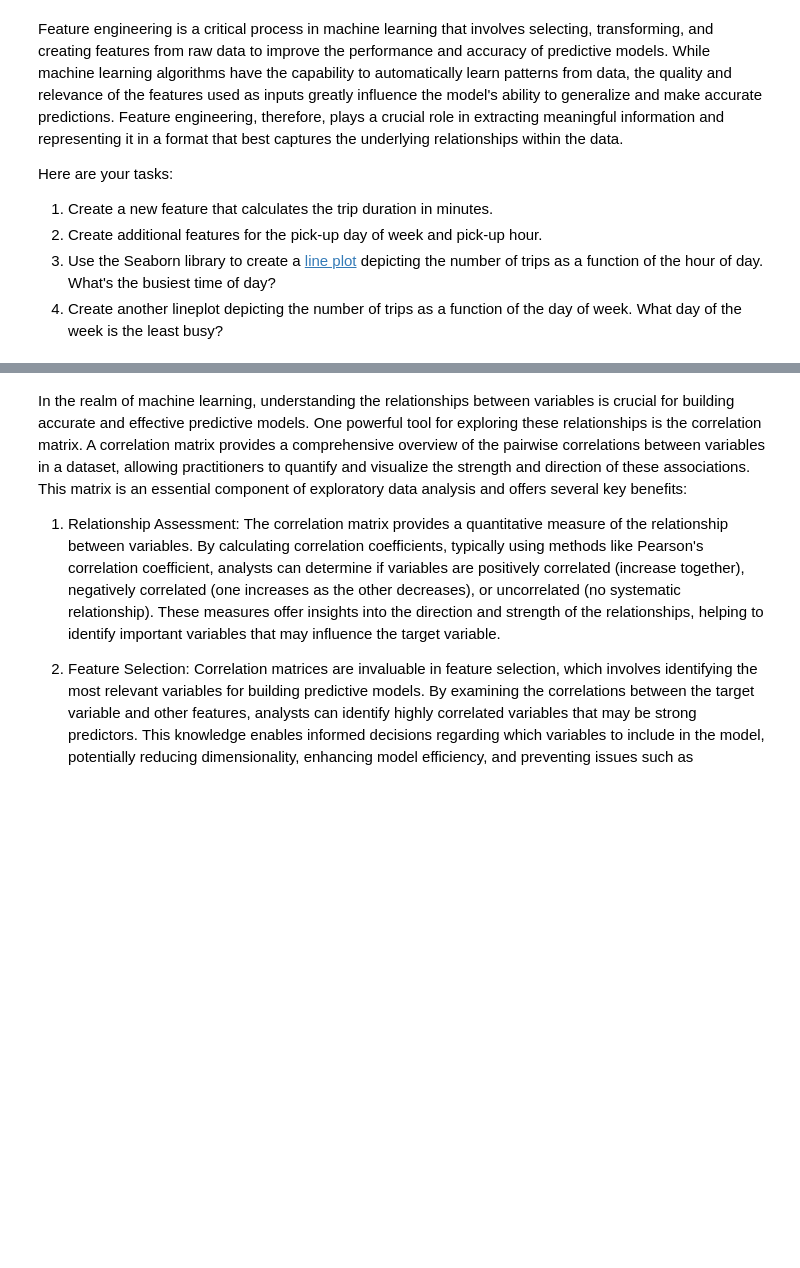
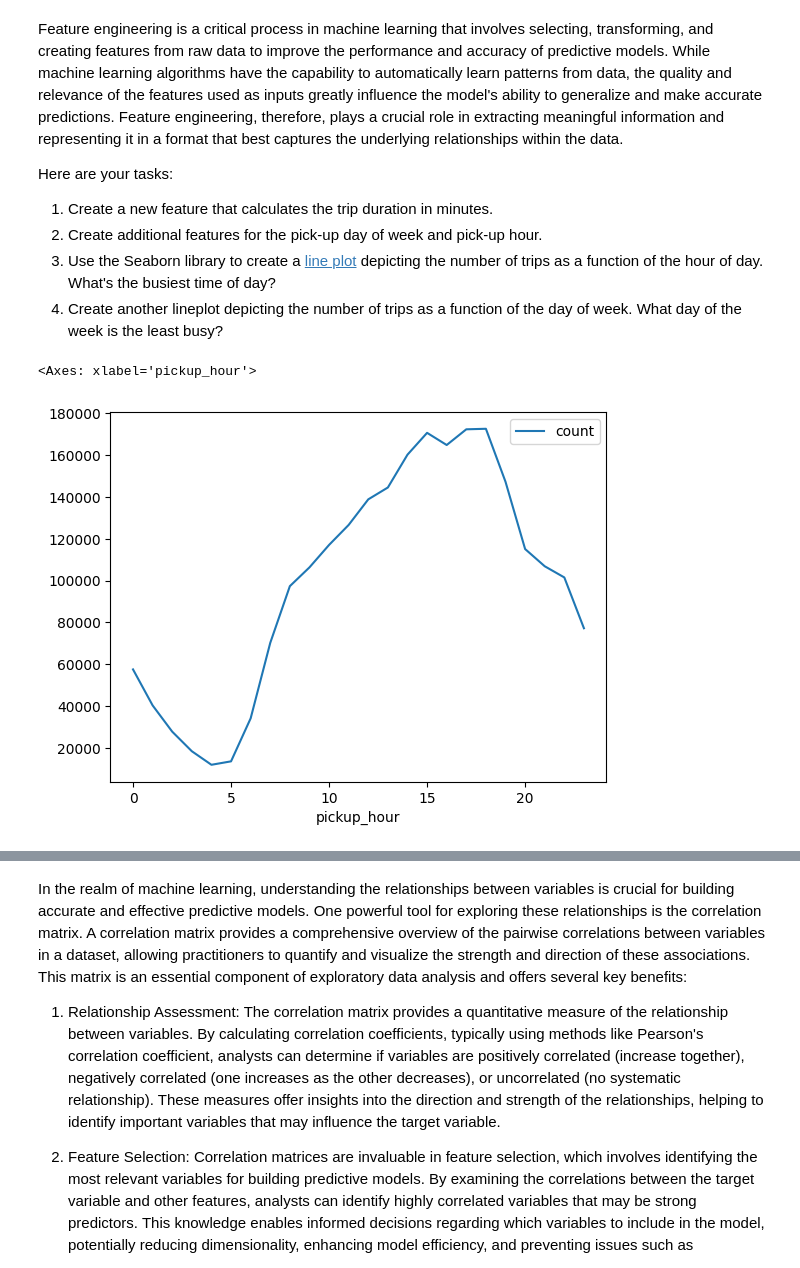
Before and after one commit to beltranster/mbm, a Jupyter notebook: Student_MLE_MiniProject_EDA.ipynb, the cells around one changed output, grey strips where cells are left out. Cells and saved outputs as stored; diff of their text form; code cells hidden in the pictures; blank space fills up the shorter version.

```diff
--- a/Student_MLE_MiniProject_EDA.ipynb
+++ b/Student_MLE_MiniProject_EDA.ipynb
@@ -31,5 +29,6 @@ Load the NYC taxi dataset into a Pandas DataFrame and do a few basic checks to e
   6. Drop all rows with NULL values and store the result. We'll ignore NULL valued rows in this mini-project.
 # %%
 # Load parquet file into a Pandas DataFrame
+df = pd.read_parquet('yellow_tripdata_2022-01.parquet')
 # %%
 # Display the first few rows of the dataset
@@ -42,2 +83,3 @@ Load the NYC taxi dataset into a Pandas DataFrame and do a few basic checks to e
 # %%
 # Drop rows with missing values.
+df = df.dropna().copy()
@@ -52,9 +104,18 @@ Here are your tasks:
   4. Create another lineplot depicting the number of trips as a function of the day of week. What day of the week is the least busy?
 # %%
 # Create a new column for trip duration in minutes
+df['trip_delta'] = df['tpep_dropoff_datetime']-df['tpep_pickup_datetime']
+df['trip_duration']= df['trip_delta'].dt.seconds//60
 # %%
 # Create new columns for pickup hour and day of week
+df['pickup_hour']= df['tpep_pickup_datetime'].dt.hour
+df['pickup_dow']= df['tpep_pickup_datetime'].dt.day_of_week
 # %%
 # Create a lineplot displaying the number of trips by pickup hour
+df_tph = df.groupby('pickup_hour').size().reset_index(name='count')
+df_tph.plot(x= 'pickup_hour', y = 'count')
+# %% [output]
+<Axes: xlabel='pickup_hour'>
+[figure, added]
 # %%
 # Create a lineplot displaying the number of trips by pickup day
```
Also changed, not shown: parts of 7 cells of this notebook.
